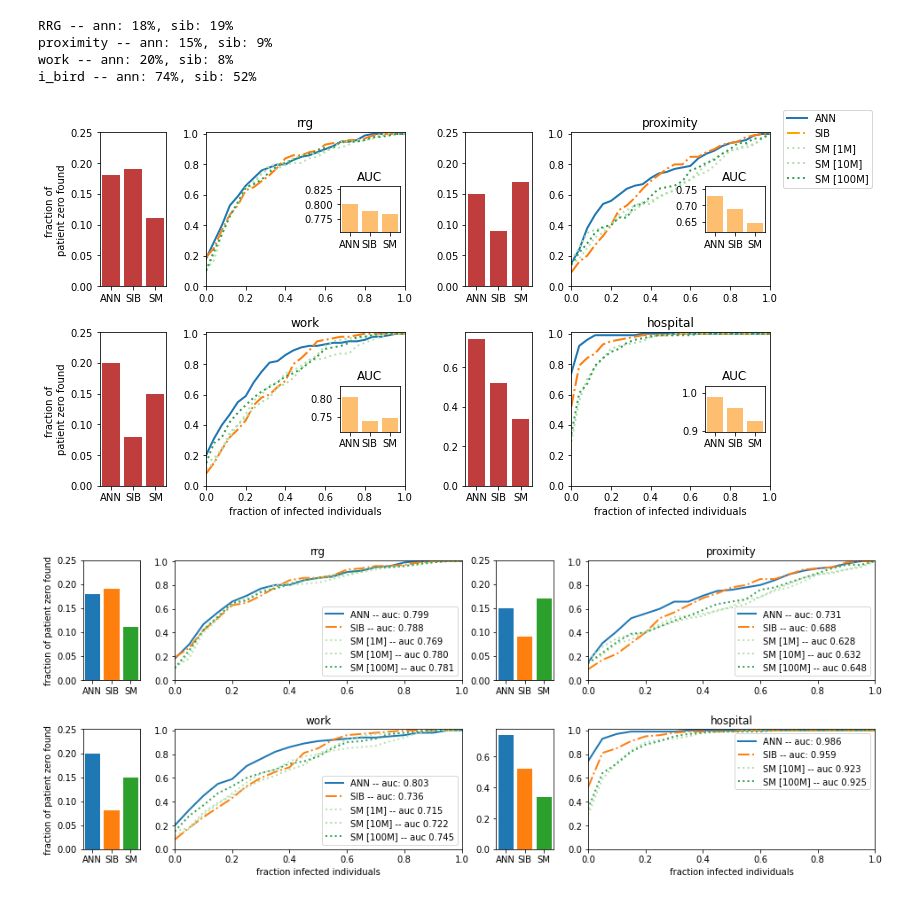
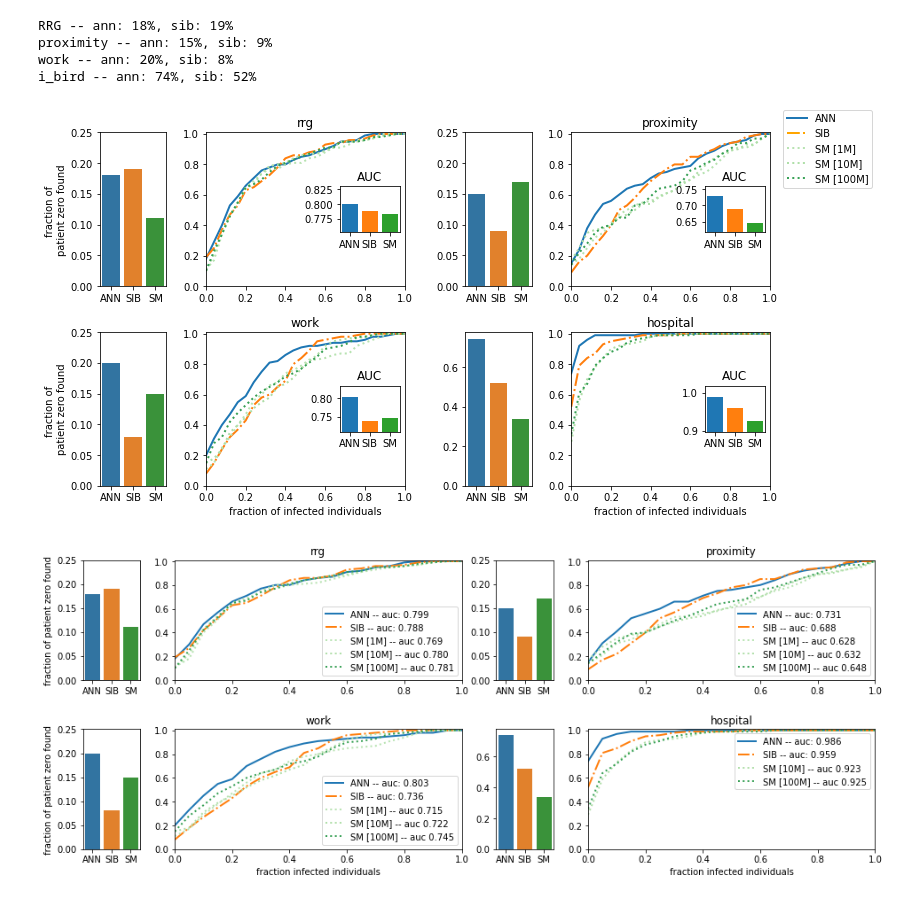
Before and after one commit to ocadni/annfore-results, a Jupyter notebook: results/patient_zero/img_all.ipynb, the cells around one changed output. Saved outputs shown, nothing was run; the diff lists cells and outputs as text; code cells hidden in the pictures.

```diff
--- a/results/patient_zero/img_all.ipynb
+++ b/results/patient_zero/img_all.ipynb
@@ -210,7 +210,7 @@ def plot_patient_zero_roc(ax1,
     #    pass
     sns.barplot(y=[ann_zero, sib_zero, sm_zero_max], x=["ANN", "SIB", "SM"], ax=ax2,
     orient="v",
-    color=list(sns.color_palette())[3],
+    #color=list(sns.color_palette())[3],
     #color="Grey",
     #saturation=0.6
     )
@@ -254,35 +254,35 @@ for i_g, g in enumerate(graphs):
     #ax1.legend()
     ax1.set_xlim(0,1)
     ax1.set_ylim(0,1.01)
     ax1.set_title(f"{graph_name[i_g]}")
     if int(i_g/2):
         ax1.set_xlabel("fraction of infected individuals")
     if not i_g%2:
         ax2.set_ylabel("fraction of \npatient zero found")
     #plt.ylim(0,17)
     axins2 = inset_axes(ax1, width="30%", height="30%", loc=5)
     sns.barplot(y=list(aucs.values()), x=list(aucs.keys()), ax=axins2,
     orient="v",
-    color=list(sns.color_palette())[6],
+    #color=list(sns.color_palette())[6],
     saturation=1)
     axins2.set_ylim(min(list(aucs.values())) - 0.03, max(list(aucs.values())) + 0.03)
     axins2.set_title("AUC")
     #axins2.set_xticklabels([])
 
 colors=plt.get_cmap("Greens")
 legend_elements = [Line2D([0], [0], lw=2, label='ANN'),
                     Line2D([0], [0], linestyle="-.", lw=2, label='SIB', color="orange"),
                     Line2D([0], [0], linestyle=":", lw=2, label='SM [1M]', color=colors(np.clip(0., 0.3, 0.9))),
                     Line2D([0], [0], linestyle=":", lw=2, label='SM [10M]', color=colors(np.clip(0.33, 0.3, 0.9))),
                     Line2D([0], [0], linestyle=":", lw=2, label='SM [100M]', color=colors(np.clip(0.66, 0.3, 0.9))),]
 
 plt.legend(handles=legend_elements, loc=(1.3,5.3))
 plt.tight_layout()
 
 plt.savefig("img/pz.pdf", bbox_inches="tight",dpi=100)
 plt.show()
 # %% [output]
-[figure, old version]
+[figure, new version]
 # %%
 import matplotlib.pyplot as plt
 from matplotlib import gridspec
```
Also changed, not shown: parts of 2 cells of this notebook, 1 other file.
